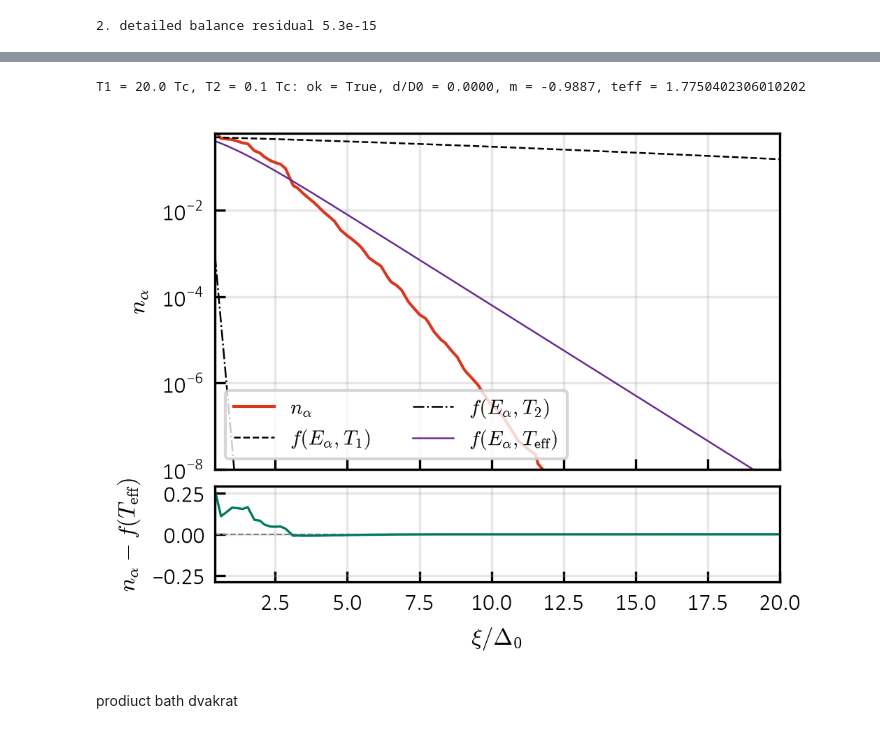
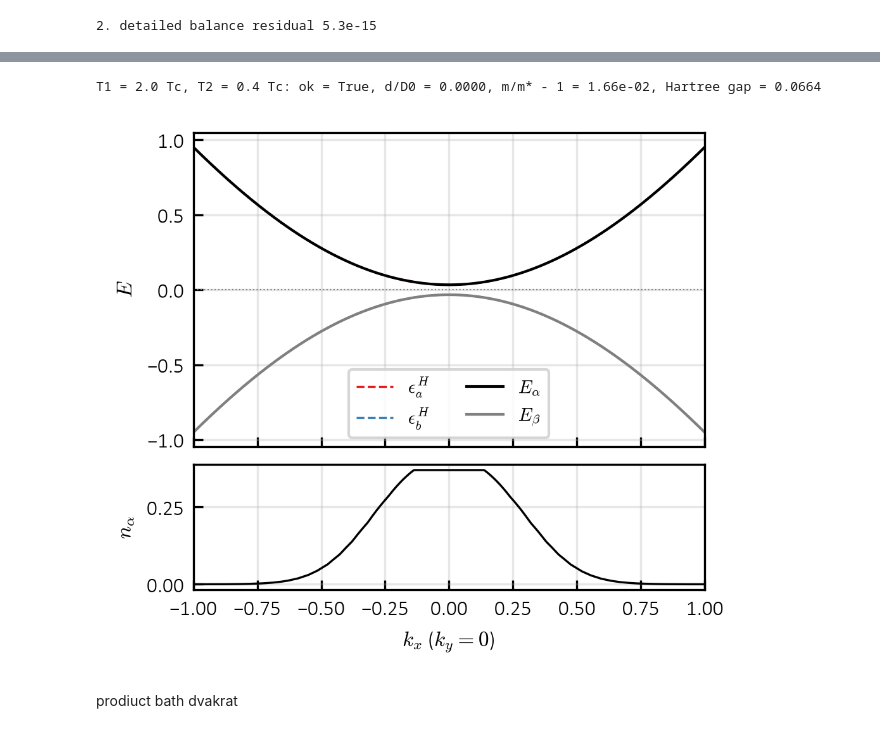
Before and after one commit to korl-z/IJS-F1, a Jupyter notebook: Koda/EI_SPP/reformated_spp_EI.ipynb, the cells around one changed output, grey strips where cells are left out. Drawn from its saved outputs; the diff is of its cells as text; code cells hidden in the pictures.

```diff
--- a/Koda/EI_SPP/reformated_spp_EI.ipynb
+++ b/Koda/EI_SPP/reformated_spp_EI.ipynb
@@ -243,8 +229,8 @@ def probe(t1, t2):
     te = t_eff(md, g, pk, rates, t1 * tc, t2 * tc, e0.d, e0.m)
     ax.plot(xi / e0.d, fd(te / tc), color="#6A2C91", label=r"$f(E_\alpha, T_\mathrm{eff})$", lw=0.6)
 
-    ax.set_xlim(min(xi/e0.d), 20)
-    ax.set_ylim(1e-8, 0.6)
+    ax.set_xlim(min(xi/e0.d), min(max(xi / e0.d), 20))
+    ax.set_ylim(1e-10, 0.6)
     ax.set_yscale("log")
     ax.set_ylabel(r"$n_\alpha$")
     ax.grid(alpha=0.3)
@@ -268,11 +254,58 @@ def probe(t1, t2):
     print(f"T1 = {t1} Tc, T2 = {t2} Tc: ok = {s.ok}, d/D0 = {float(s.d) / e0.d:.4f}, m = {float(s.m):.4f}, teff = {te/tc}")
     return s, fig
 
-s, fig = probe(20., 0.1)
-# fig.savefig(FIG_PATH + "0p8-0p4_NESS_SPP+phonon_BEC.pdf", bbox_inches="tight")
+from types import SimpleNamespace
+
+
+def disp(t1, t2, kmax=np.pi, nk=401):
+    """NESS at (T1, T2) in units of Tc; bands and n_alpha along k_y = 0, centred at Gamma."""
+    eq = M.solve_eq(md, g, min(t1, t2) * tc, d=e0.d, m=e0.m)  # start: colder bath
+    pk = B.pack([B.Chord(t2 * tc, cs, gph, aph, 1.0, -1.0),
+                 B.SPP(t1 * tc, ws, gam, amp, dip, z0)], md, g)
+    s = S.solve(md, g, pk, d=max(eq.d, 1.0e-3 * e0.d), m=eq.m)
+    if not s.ok:
+        s = S.solve_fixed(md, g, pk, d=max(eq.d, 1.0e-3 * e0.d), m=eq.m)
+    kx = np.linspace(-kmax, kmax, nk)
+    sk = np.cos(kx) + 1.0                               # s along k_y = 0
+    st = M.mf(md, SimpleNamespace(s=sk), float(s.d), float(s.m))
+    av, ek = 0.5 * (st.e[0] + st.e[1]), 0.5 * (st.e[0] - st.e[1])
+    xi = ek * (st.u**2 - st.v**2)
+    ea, eb = av + xi, av - xi                           # Hartree (diagonal) bands
+    na = np.interp(sk, g.s, np.asarray(s.n)[0])         # n_alpha from the bins
+
+    fig, (ax, ax2) = plt.subplots(2, 1, sharex=True, figsize=(3.47412, 0.9 * 3.47412),
+                                  gridspec_kw={"height_ratios": [2.5, 1.0], "hspace": 0.08})
+    ax.plot(kx, ea, "--", color=SET1_LIST[0], lw=0.8, label=r"$\epsilon_a^H$")
+    ax.plot(kx, eb, "--", color=SET1_LIST[1], lw=0.8, label=r"$\epsilon_b^H$")
+    ax.plot(kx, st.e[0], "-", color="k", lw=1.0, label=r"$E_\alpha$")
+    ax.plot(kx, st.e[1], "-", color="0.5", lw=1.0, label=r"$E_\beta$")
+    ax.axhline(0.0, color="0.5", lw=0.5, ls=":")       # mu = 0, shifted frame
+    ax.set_ylabel(r"$E$")
+    ax.grid(alpha=0.3)
+    ax.tick_params(which="both", direction="in")
+    ax.legend(fontsize=7, ncol=2)
+
+    ax2.plot(kx, na, "-", color="k", lw=0.8)
+    ax2.set_xlabel(r"$k_x$ ($k_y = 0$)")
+    ax2.set_ylabel(r"$n_\alpha$")
+    ax2.set_xlim(kx[0], kx[-1])
+    ax2.grid(alpha=0.3)
+    ax2.tick_params(which="both", direction="in")
+    plt.tight_layout()
+
+    mst = (md.gap - 4.0 * (md.ta - md.tb)) / md.h       # Hartree bands touch at Gamma
+    hind = ea.min() - eb.max()
+    print(f"T1 = {t1} Tc, T2 = {t2} Tc: ok = {s.ok}, d/D0 = {float(s.d) / e0.d:.4f}, "
+          f"m/m* - 1 = {float(s.m) /mst - 1:.2e}, Hartree gap = {hind:.4f}")
+    return s, fig
-# %% [output]
-T1 = 20.0 Tc, T2 = 0.1 Tc: ok = True, d/D0 = 0.0000, m = -0.9887, teff = 1.7750402306010202
-[figure, removed]
+# %%
+s, fig = probe(1., 0.1)
+# fig.savefig(FIG_PATH + "0p8-0p4_NESS_SPP+phonon_BEC.pdf", bbox_inches="tight")
+
+s, fig = disp(1.0, 0.4, kmax=1)
+# %% [output]
+T1 = 2.0 Tc, T2 = 0.4 Tc: ok = True, d/D0 = 0.0000, m/m* - 1 = 1.66e-02, Hartree gap = 0.0664
+[figure, added]
 # %%
 
 # md = M.Model(4.0, 1.0, -1.0, 2.75)
```
Also changed, not shown: parts of 16 cells of this notebook, 3 other files.
